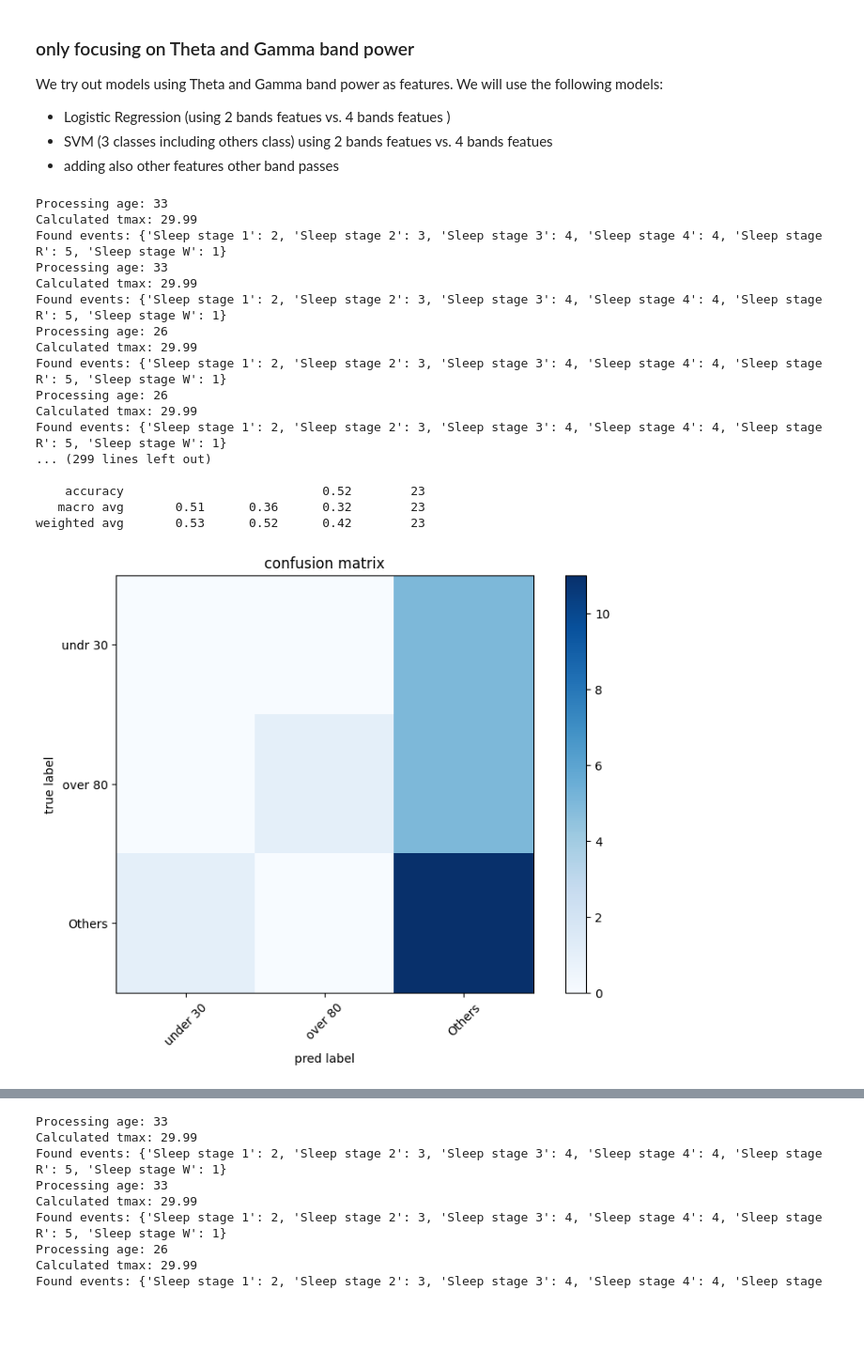
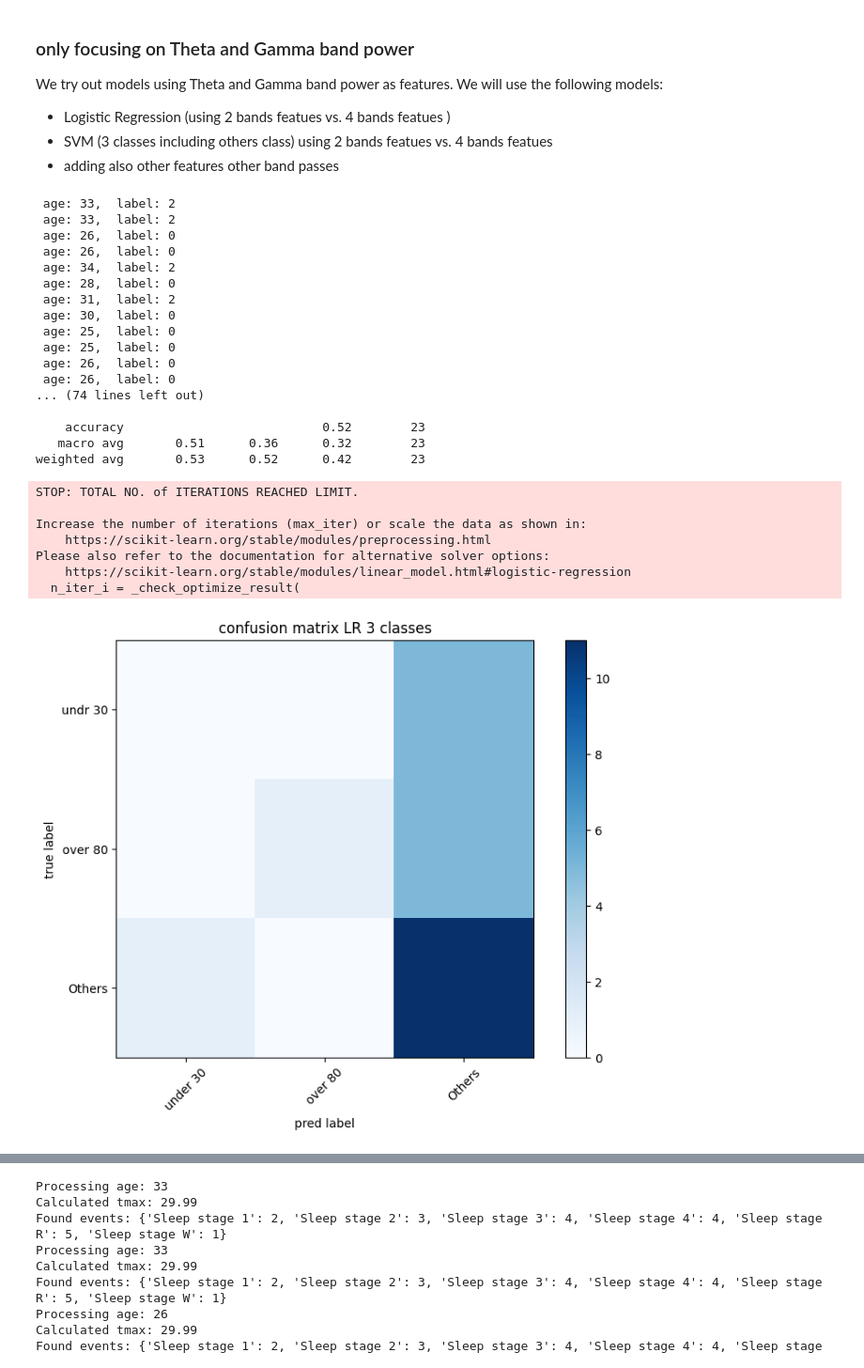
Before and after one commit to rfahrn/Time-Series-Exercises, a Jupyter notebook: project_part5.ipynb, the cells around one changed output, grey strips where cells are left out. Shown at 94% size. Cells and saved outputs as stored; diff of their text form; code cells hidden in the pictures; blank space fills up the shorter version.

```diff
--- a/project_part5.ipynb
+++ b/project_part5.ipynb
@@ -129,7 +133,7 @@ raws[0].plot() # before preprocessing
 [figure]
 [figure]
 # %%
-l_freq, h_freq = 0, 50 # filter between 0.3 and 30 Hz
+l_freq, h_freq = 0.3, 30 # filter between 0.3 and 30 Hz
 
 for raw in raws:
     raw.filter(l_freq=l_freq, h_freq=h_freq, fir_design='firwin')
@@ -301 +307,39 @@ perform_pca(epochs_example)
 Explained variance ratio: [0.20990685 0.17039801]
+# %%
+import numpy as np
+import matplotlib.pyplot as plt
+from mne.time_frequency import tfr_morlet
+from sklearn.decomposition import PCA
+
+# Band power calculation across multiple frequency bands
+def calculate_band_power(epochs):
+    bands = {
+        'Theta': (4, 8),
+        'Alpha': (8, 12),
+        'Beta': (12, 30),
+        'Gamma': (30, 40)  # Note: Gamma band typically goes up to 100 Hz, but EEG devices often have upper limits below this
+    }
+    features = {}
+    plt.figure(figsize=(10, 6))
+
+    mean_band_powers = {}  # Dictionary to store mean band power
+
+    for band, (l_freq, h_freq) in sorted(bands.items()):
+        epochs_band = epochs.copy().filter(l_freq=l_freq, h_freq=h_freq, fir_design='firwin')
+        data = epochs_band.get_data()
+        band_power = np.log10(np.mean(data**2, axis=2))
+        features[band] = band_power.mean(axis=0)
+        plt.hist(band_power.ravel(), bins=40, alpha=0.7, label=f'{band} band')
+
+        # Calculate and store mean band power
+        mean_band_powers[band] = np.mean(band_power)
+
+    plt.title('Mean Band Power Distribution Across Different EEG Bands')
+    plt.xlabel('Log Power')
+    plt.ylabel('Frequency')
+    plt.legend()
+    plt.show()
+
+    return mean_band_powers
+
+mean_band_powers = calculate_band_power(epochs_example)
@@ -432,7 +609,7 @@ def multi_class_classification(features_list, labels):
     cm = confusion_matrix(y_test, predictions)
     plt.figure(figsize=(8, 6))
     plt.imshow(cm, interpolation='nearest', cmap=plt.cm.Blues)
-    plt.title('confusion matrix')
+    plt.title('confusion matrix LR 3 classes')
     plt.colorbar()
     tick_marks = np.arange(3)
     plt.xticks(tick_marks, ['under 30', 'over 80', 'Others'], rotation=45)
@@ -444,48 +621,55 @@ def multi_class_classification(features_list, labels):
 
 def main(grouped_epochs):
     features_list = []
     labels = []
 
     for epochs, age in grouped_epochs:
         if epochs is not None:
-            features = calculate_band_power1(epochs)
+            features = calculate_band_power2(epochs)
             features_list.append(features)
             if age <= 30:
                 label = 0
             elif age >= 80:
                 label = 1
             else:
                 label = 2 # Other ages
             labels.append(label)
             print(f" age: {age},  label: {label}")
 
     if features_list:
         print(f"total samples: {len(labels)}, labels: {labels}")
         multi_class_classification(features_list, labels)
     else:
         print("-")
 
 grouped_epochs = [extract_epochs_with_grouping(raw, age) for raw, age in zip(raws, ages)]
 main(grouped_epochs)
 # %% [output]
-Processing age: 33
-Calculated tmax: 29.99
-Found events: {'Sleep stage 1': 2, 'Sleep stage 2': 3, 'Sleep stage 3': 4, 'Sleep stage 4': 4, 'Sleep stage R': 5, 'Sleep stage W': 1}
-Processing age: 33
-Calculated tmax: 29.99
-Found events: {'Sleep stage 1': 2, 'Sleep stage 2': 3, 'Sleep stage 3': 4, 'Sleep stage 4': 4, 'Sleep stage R': 5, 'Sleep stage W': 1}
-Processing age: 26
-Calculated tmax: 29.99
-Found events: {'Sleep stage 1': 2, 'Sleep stage 2': 3, 'Sleep stage 3': 4, 'Sleep stage 4': 4, 'Sleep stage R': 5, 'Sleep stage W': 1}
-Processing age: 26
-Calculated tmax: 29.99
-Found events: {'Sleep stage 1': 2, 'Sleep stage 2': 3, 'Sleep stage 3': 4, 'Sleep stage 4': 4, 'Sleep stage R': 5, 'Sleep stage W': 1}
-... (299 lines left out)
+ age: 33,  label: 2
+ age: 33,  label: 2
+ age: 26,  label: 0
+ age: 26,  label: 0
+ age: 34,  label: 2
+ age: 28,  label: 0
+ age: 31,  label: 2
+ age: 30,  label: 0
+ age: 25,  label: 0
+ age: 25,  label: 0
+ age: 26,  label: 0
+ age: 26,  label: 0
+... (74 lines left out)
 
     accuracy                           0.52        23
    macro avg       0.51      0.36      0.32        23
 weighted avg       0.53      0.52      0.42        23
+STOP: TOTAL NO. of ITERATIONS REACHED LIMIT.
+
+Increase the number of iterations (max_iter) or scale the data as shown in:
+    https://scikit-learn.org/stable/modules/preprocessing.html
+Please also refer to the documentation for alternative solver options:
+    https://scikit-learn.org/stable/modules/linear_model.html#logistic-regression
+  n_iter_i = _check_optimize_result(
-[figure, old version]
+[figure, new version]
 # %%
 # use support vector machine with rbf kernel in 3 classes
 def multi_class_classification(features_list, labels):
```
Also changed, not shown: parts of 12 cells of this notebook, 5 other files.
